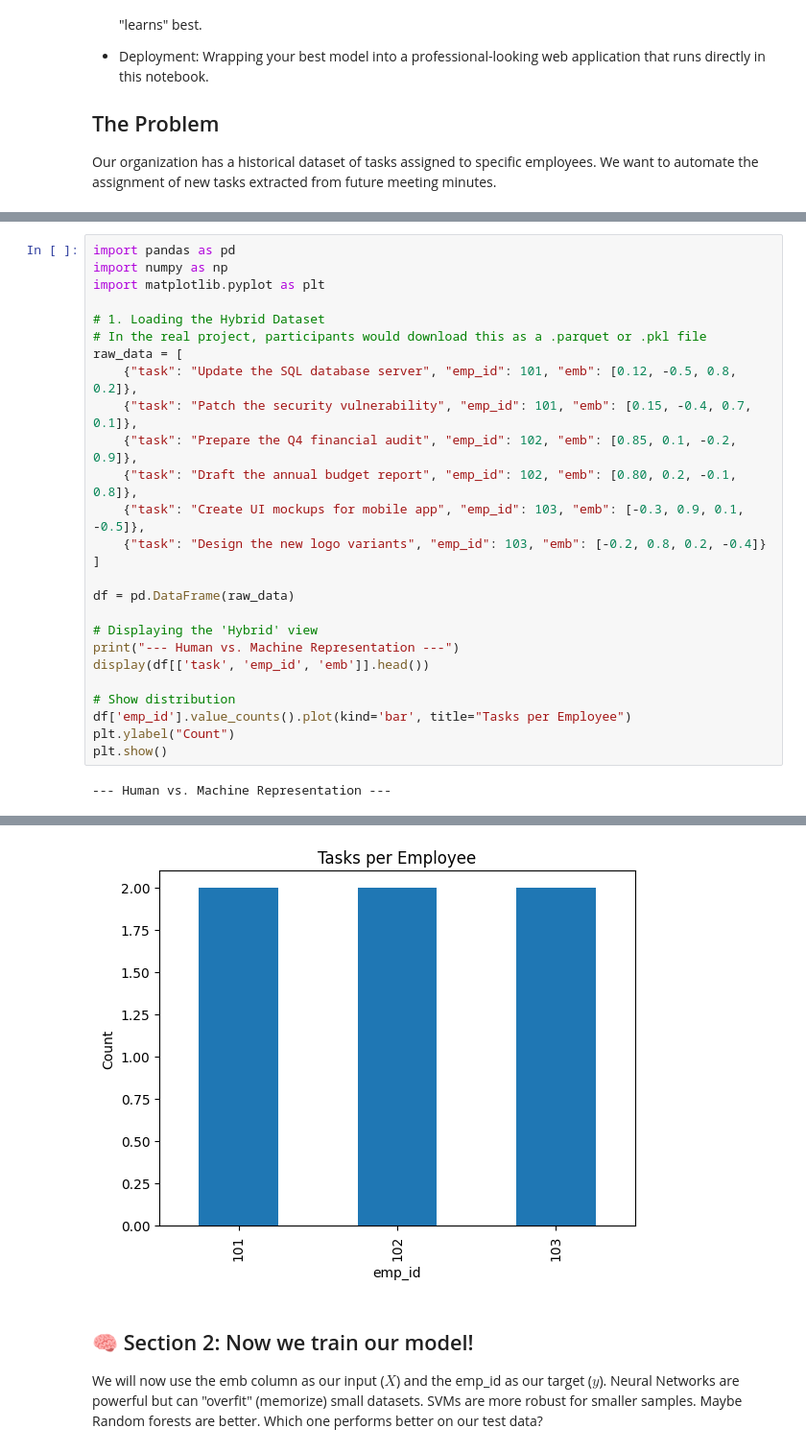
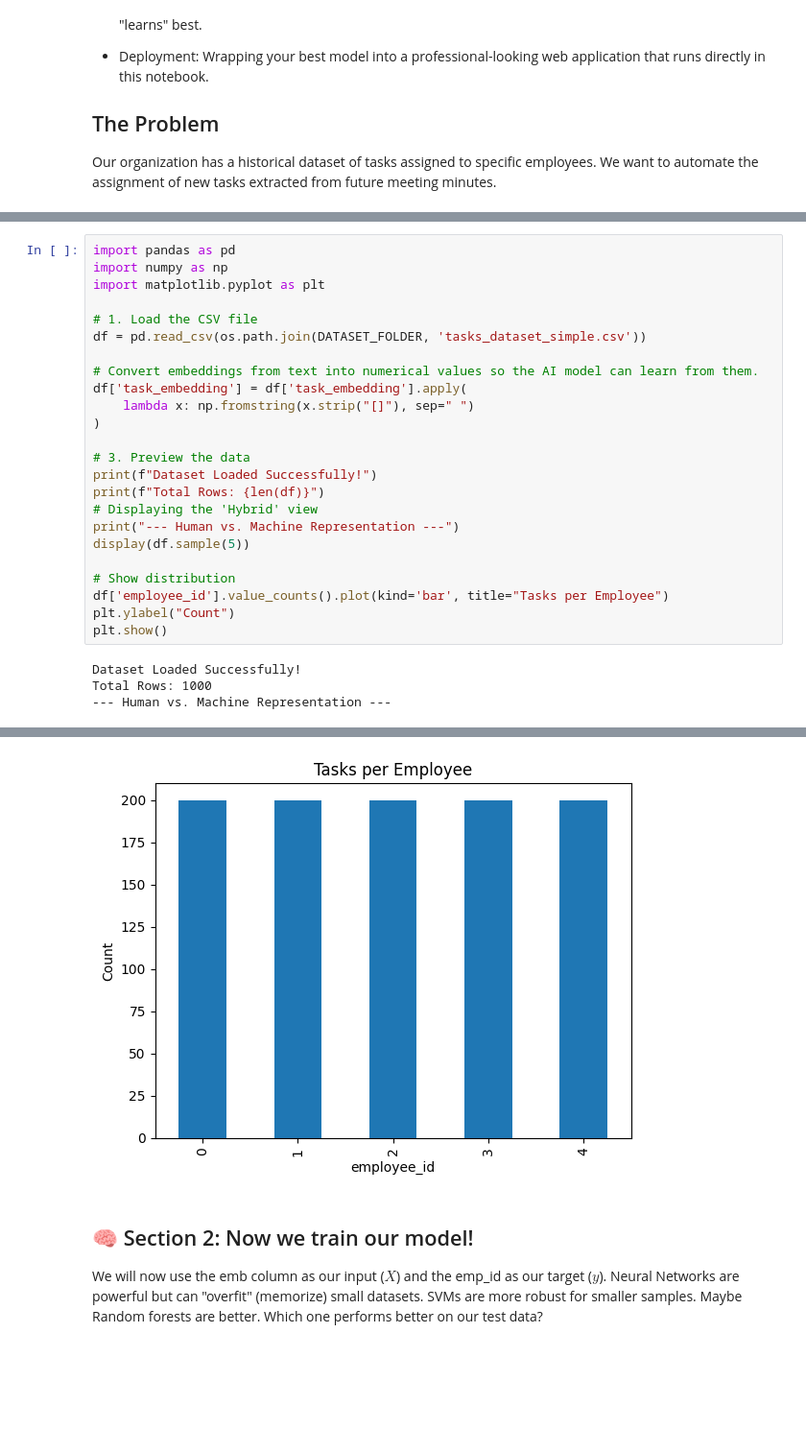
Before and after one commit to eth-bmai-fs26/project, a Jupyter notebook: week1/task_meeting/project_task_meeting.ipynb, the cells around one changed output, grey strips where cells are left out. Shown at 96% size. Drawn from its saved outputs; the diff is of its cells as text; blank space fills up the shorter version.

Commit message:
feat: draft of colab app for review

```diff
--- a/week1/task_meeting/project_task_meeting.ipynb
+++ b/week1/task_meeting/project_task_meeting.ipynb
@@ -24,26 +98,26 @@ import pandas as pd
 import numpy as np
 import matplotlib.pyplot as plt
 
-# 1. Loading the Hybrid Dataset
-# In the real project, participants would download this as a .parquet or .pkl file
-raw_data = [
-    {"task": "Update the SQL database server", "emp_id": 101, "emb": [0.12, -0.5, 0.8, 0.2]},
-    {"task": "Patch the security vulnerability", "emp_id": 101, "emb": [0.15, -0.4, 0.7, 0.1]},
-    {"task": "Prepare the Q4 financial audit", "emp_id": 102, "emb": [0.85, 0.1, -0.2, 0.9]},
-    {"task": "Draft the annual budget report", "emp_id": 102, "emb": [0.80, 0.2, -0.1, 0.8]},
-    {"task": "Create UI mockups for mobile app", "emp_id": 103, "emb": [-0.3, 0.9, 0.1, -0.5]},
-    {"task": "Design the new logo variants", "emp_id": 103, "emb": [-0.2, 0.8, 0.2, -0.4]}
-]
+# 1. Load the CSV file
+df = pd.read_csv(os.path.join(DATASET_FOLDER, 'tasks_dataset_simple.csv'))
 
-df = pd.DataFrame(raw_data)
+# Convert embeddings from text into numerical values so the AI model can learn from them.
+df['task_embedding'] = df['task_embedding'].apply(
+    lambda x: np.fromstring(x.strip("[]"), sep=" ")
+)
 
+# 3. Preview the data
+print(f"Dataset Loaded Successfully!")
+print(f"Total Rows: {len(df)}")
 # Displaying the 'Hybrid' view
 print("--- Human vs. Machine Representation ---")
-display(df[['task', 'emp_id', 'emb']].head())
+display(df.sample(5))
 
 # Show distribution
-df['emp_id'].value_counts().plot(kind='bar', title="Tasks per Employee")
+df['employee_id'].value_counts().plot(kind='bar', title="Tasks per Employee")
 plt.ylabel("Count")
 plt.show()
 # %% [output]
+Dataset Loaded Successfully!
+Total Rows: 1000
 --- Human vs. Machine Representation ---
@@ -56,4 +130,4 @@ plt.show()
-[figure, old version]
+[figure, new version]
 # %% [markdown]
 ## 🧠 Section 2: Now we train our model!
 
```
Also changed, not shown: parts of 6 cells of this notebook.
